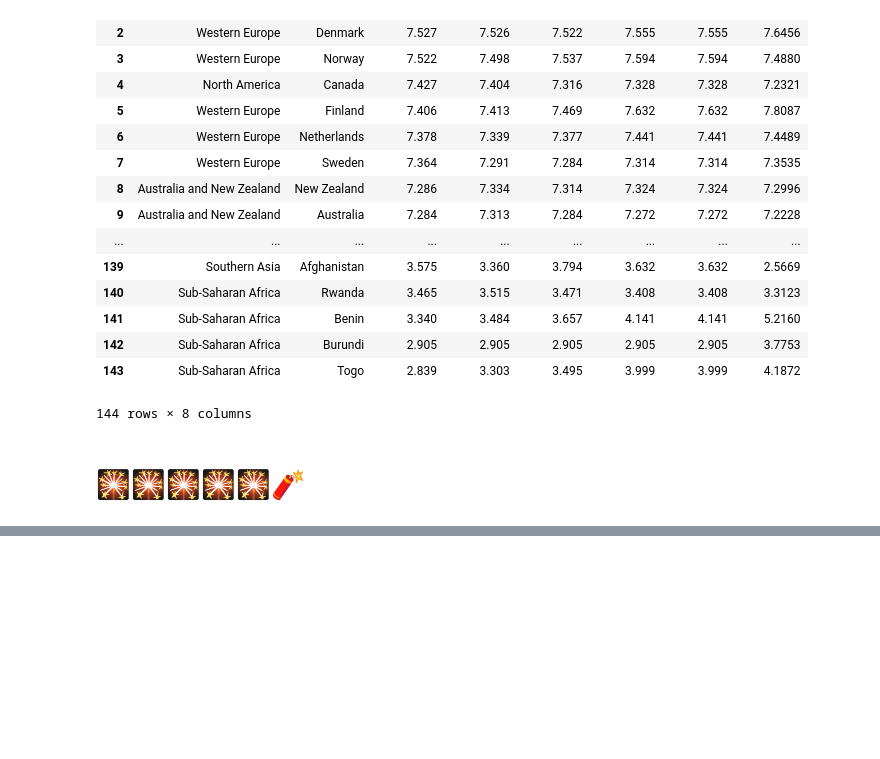
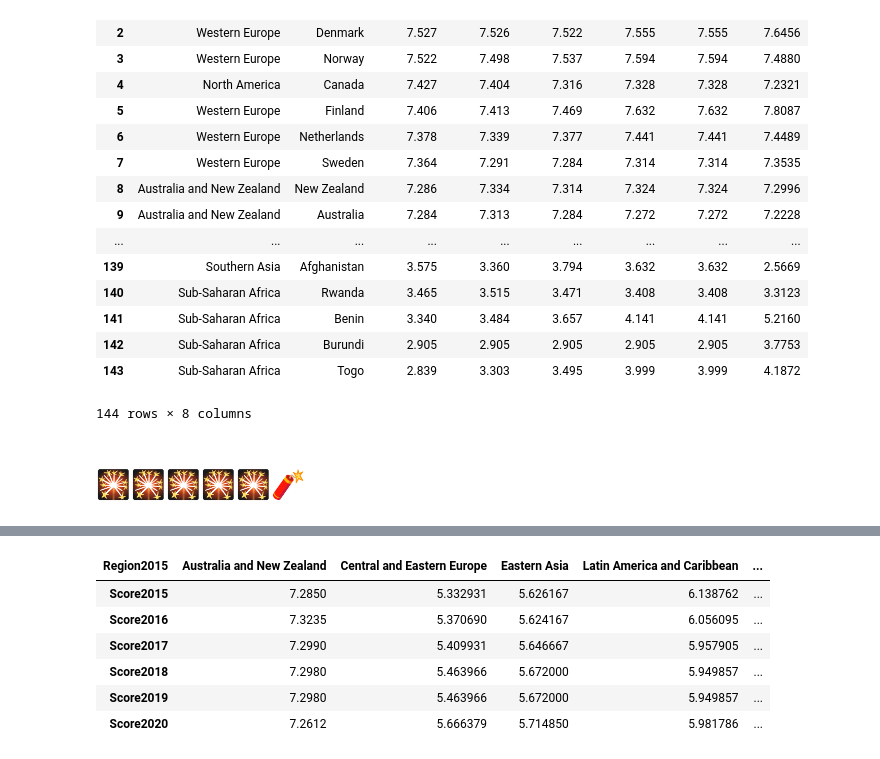
Before and after one commit to Athena112233/IntroductionToDataScience, a Jupyter notebook: Aaron 1.ipynb, the cells around one changed output, grey strips where cells are left out. Cells and saved outputs as stored; diff of their text form; code cells hidden in the pictures; blank space fills up the shorter version.

```diff
--- a/Aaron 1.ipynb
+++ b/Aaron 1.ipynb
@@ -850,0 +859,11 @@ m_all
+# %%
+data22 = m_all.pivot_table(index = 'Region2015', aggfunc = 'mean').transpose()
+data22
+# %% [output]
+| Region2015 | Australia and New Zealand | Central and Eastern Europe | Eastern Asia | Latin America and Caribbean | ... |
+| Score2015 | 7.2850 | 5.332931 | 5.626167 | 6.138762 | ... |
+| Score2016 | 7.3235 | 5.370690 | 5.624167 | 6.056095 | ... |
+| Score2017 | 7.2990 | 5.409931 | 5.646667 | 5.957905 | ... |
+| Score2018 | 7.2980 | 5.463966 | 5.672000 | 5.949857 | ... |
+| Score2019 | 7.2980 | 5.463966 | 5.672000 | 5.949857 | ... |
+| Score2020 | 7.2612 | 5.666379 | 5.714850 | 5.981786 | ... |
```
Also changed, not shown: parts of 12 cells of this notebook.
